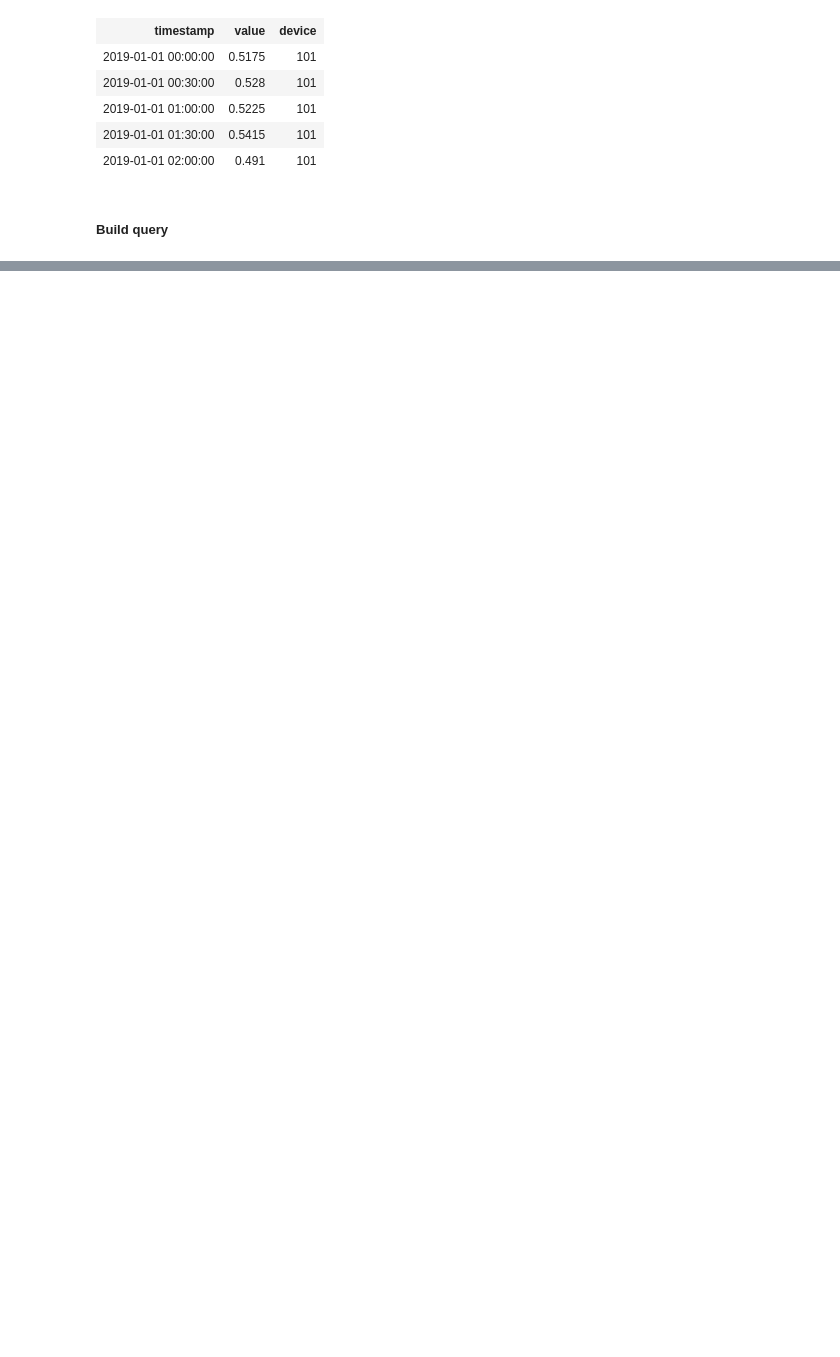
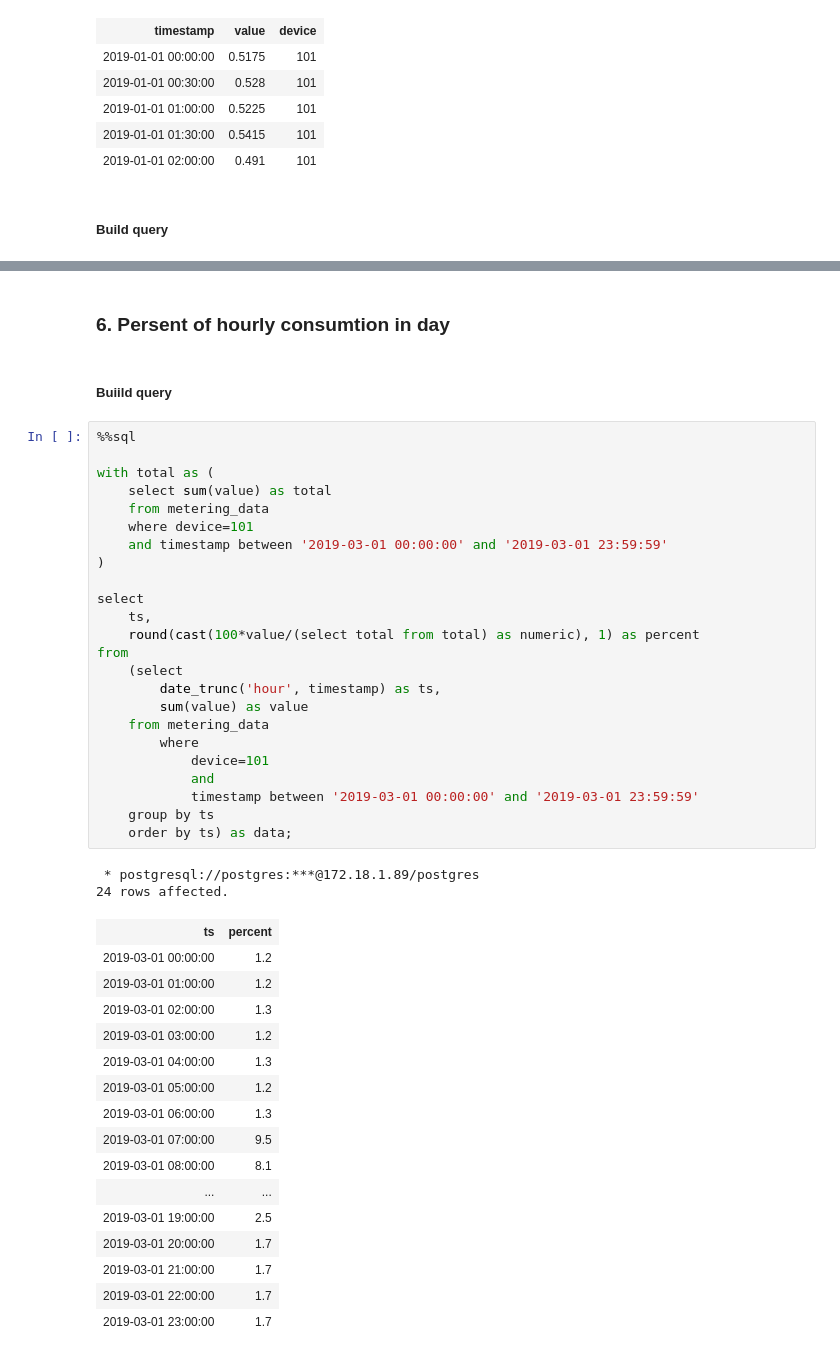
Before and after one commit to dimandms/sql_timeseries, a Jupyter notebook: lessons.ipynb, the cells around one changed output, grey strips where cells are left out. Saved outputs shown, nothing was run; the diff lists cells and outputs as text; blank space fills up the shorter version.

Commit message:
add persentage of hour consumption

```diff
--- a/lessons.ipynb
+++ b/lessons.ipynb
@@ -321,3 +321,50 @@ limit 10;
 | 2019-01-01 03:30:00 | 0.5275 | 0.520 | 0.524 | 0.524 |
 | 2019-01-01 04:00:00 | 0.5845 | 0.544 | 0.535 | 0.531 |
 | 2019-01-01 04:30:00 | 0.551 | 0.541 | 0.536 | 0.533 |
+# %% [markdown]
+### 6. Persent of hourly consumtion in day
+# %% [markdown]
+##### Buiild query
+# %%
+%%sql
+
+with total as (
+    select sum(value) as total
+    from metering_data
+    where device=101
+    and timestamp between '2019-03-01 00:00:00' and '2019-03-01 23:59:59'
+)
+
+select
+    ts,
+    round(cast(100*value/(select total from total) as numeric), 1) as percent
+from
+    (select
+        date_trunc('hour', timestamp) as ts,
+        sum(value) as value
+    from metering_data
+        where
+            device=101
+            and
+            timestamp between '2019-03-01 00:00:00' and '2019-03-01 23:59:59'
+    group by ts
+    order by ts) as data;
+# %% [output]
+ * postgresql://postgres:***@172.18.1.89/postgres
+24 rows affected.
+| ts | percent |
+| 2019-03-01 00:00:00 | 1.2 |
+| 2019-03-01 01:00:00 | 1.2 |
+| 2019-03-01 02:00:00 | 1.3 |
+| 2019-03-01 03:00:00 | 1.2 |
+| 2019-03-01 04:00:00 | 1.3 |
+| 2019-03-01 05:00:00 | 1.2 |
+| 2019-03-01 06:00:00 | 1.3 |
+| 2019-03-01 07:00:00 | 9.5 |
+| 2019-03-01 08:00:00 | 8.1 |
+| ... | ... |
+| 2019-03-01 19:00:00 | 2.5 |
+| 2019-03-01 20:00:00 | 1.7 |
+| 2019-03-01 21:00:00 | 1.7 |
+| 2019-03-01 22:00:00 | 1.7 |
+| 2019-03-01 23:00:00 | 1.7 |
```
Also changed, not shown: parts of 21 cells of this notebook.
